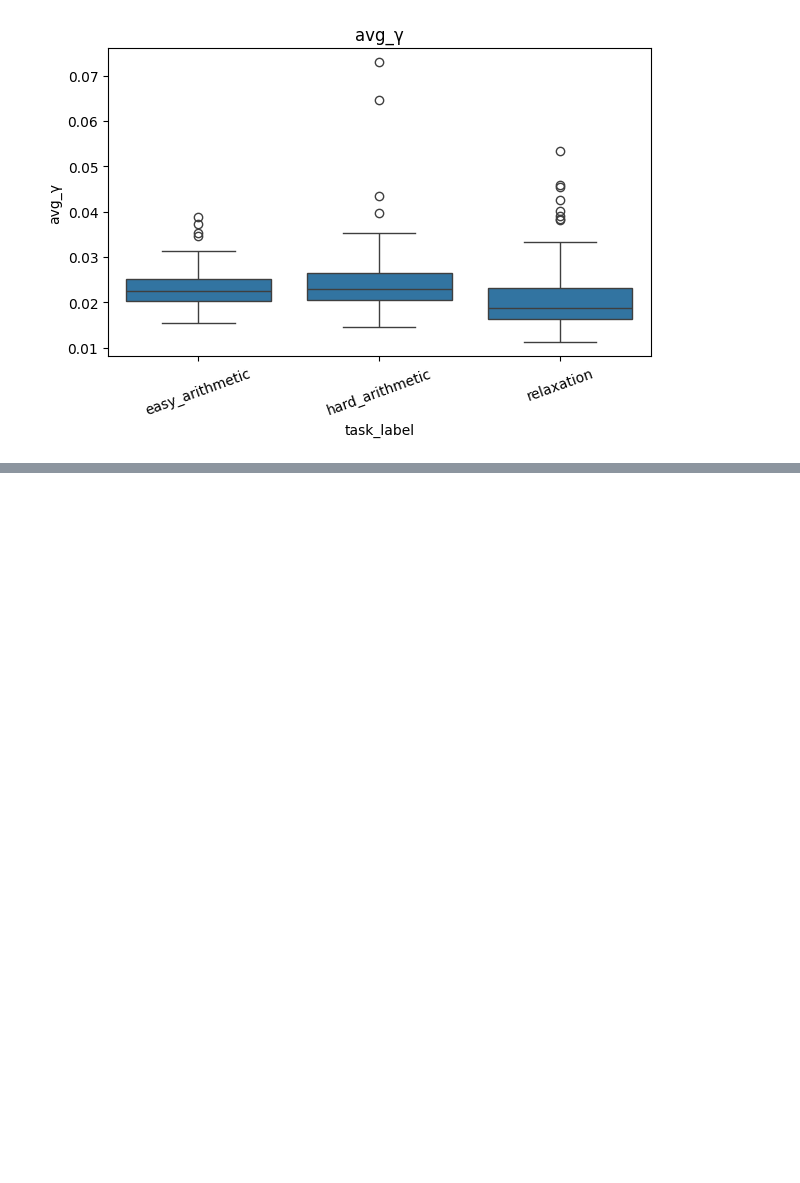
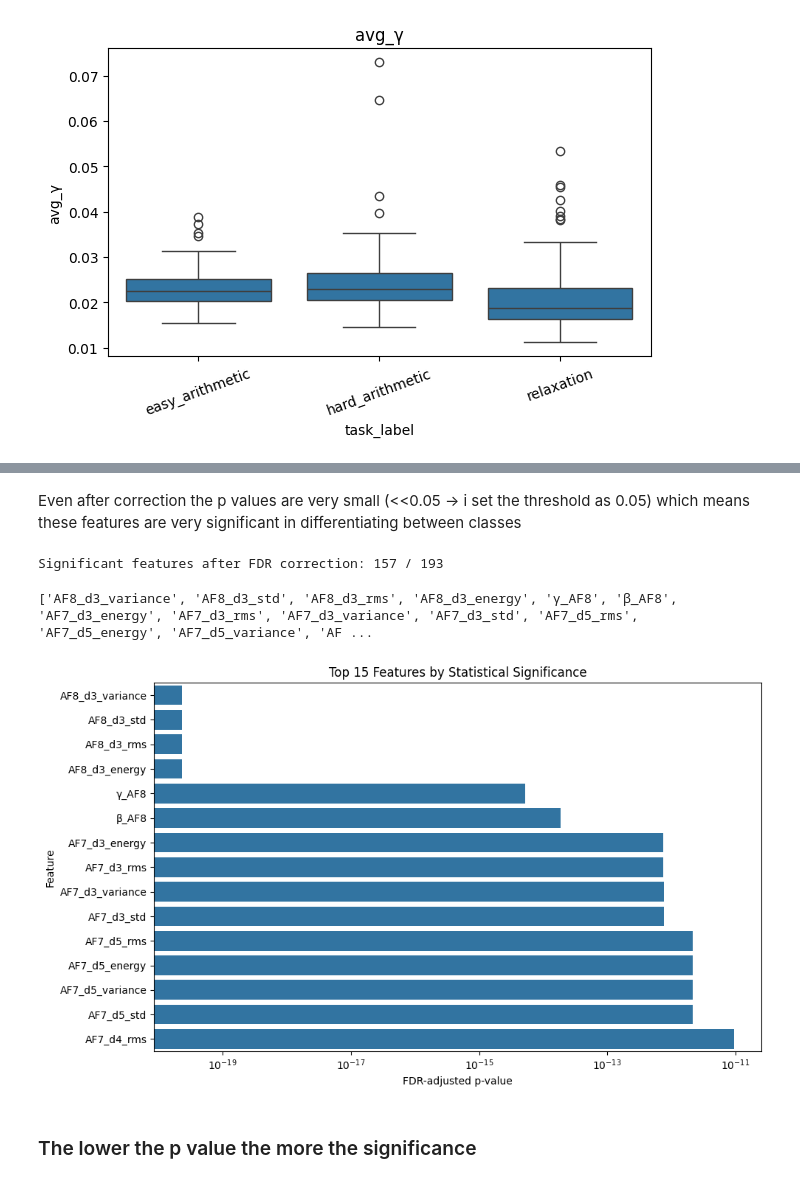
Before and after one commit to utsimul/Cognitive_workload_estimation, a Jupyter notebook: EDA/EEG_30_EDA.ipynb, the cells around one changed output, grey strips where cells are left out. Drawn from its saved outputs; the diff is of its cells as text; code cells hidden in the pictures; blank space fills up the shorter version.

```diff
--- a/EDA/EEG_30_EDA.ipynb
+++ b/EDA/EEG_30_EDA.ipynb
@@ -419,0 +577,15 @@ print(asymmetry_features)
+# %%
+from statsmodels.stats.multitest import multipletests
+
+reject, pvals_corrected, _, _ = multipletests(
+    stats_results["p_value"],
+    alpha=0.05,
+    method="fdr_bh"
+)
+
+stats_results["p_fdr"] = pvals_corrected
+stats_results["significant"] = reject
+
+stats_results = stats_results.sort_values("p_fdr")
+
+stats_results.head(30)
@@ -419,0 +610,43 @@ print(asymmetry_features)
+# %% [markdown]
+Even after correction the p values are very small (<<0.05 -> i set the threshold as 0.05) which means these features are very significant in differentiating between classes
+# %%
+print(
+    f"Significant features after FDR correction: "
+    f"{stats_results['significant'].sum()} / "
+    f"{len(stats_results)}"
+)
+# %% [output]
+Significant features after FDR correction: 157 / 193
+# %%
+significant_features = stats_results.loc[
+    stats_results["significant"],
+    "feature"
+].tolist()
+
+print(significant_features)
+# %% [output]
+['AF8_d3_variance', 'AF8_d3_std', 'AF8_d3_rms', 'AF8_d3_energy', 'γ_AF8', 'β_AF8', 'AF7_d3_energy', 'AF7_d3_rms', 'AF7_d3_variance', 'AF7_d3_std', 'AF7_d5_rms', 'AF7_d5_energy', 'AF7_d5_variance', 'AF ...
+# %%
+top_n = 15
+
+top_features = stats_results.head(top_n)["feature"]
+
+plt.figure(figsize=(10, 6))
+
+sns.barplot(
+    data=stats_results.head(top_n),
+    x="p_fdr",
+    y="feature"
+)
+
+plt.xscale("log")
+plt.xlabel("FDR-adjusted p-value")
+plt.ylabel("Feature")
+plt.title(f"Top {top_n} Features by Statistical Significance")
+
+plt.tight_layout()
+plt.show()
+# %% [output]
+[figure, added]
+# %% [markdown]
+### The lower the p value the more the significance
```
Also changed, not shown: parts of 54 cells of this notebook.
